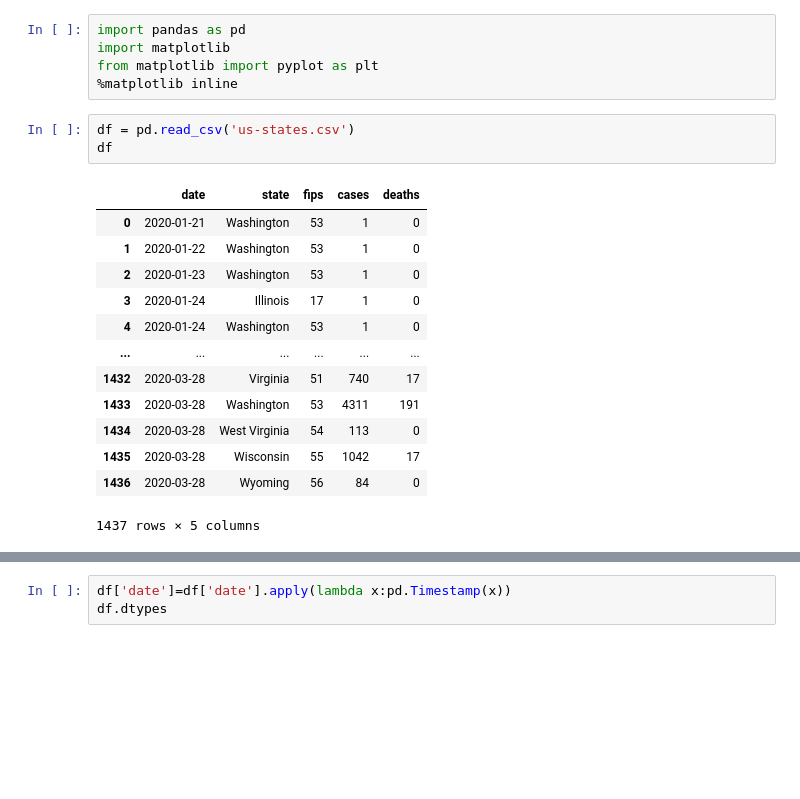
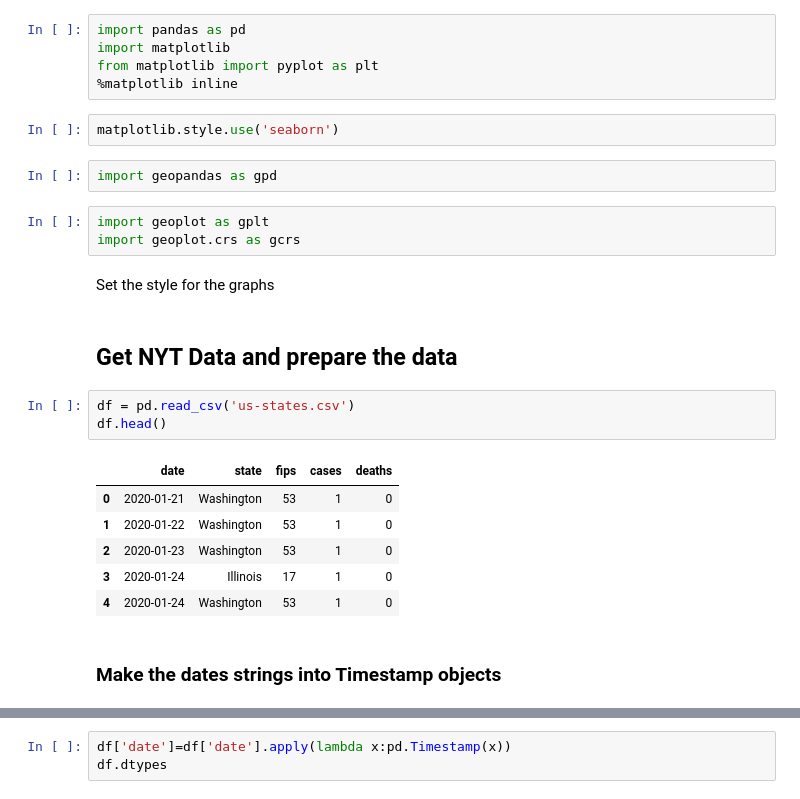
Before and after one commit to mtlberri/covid-19-data, a Jupyter notebook: covid-study.ipynb, the cells around one changed output, grey strips where cells are left out. Drawn from its saved outputs; the diff is of its cells as text; blank space fills up the shorter version.

```diff
--- a/covid-study.ipynb
+++ b/covid-study.ipynb
@@ -3,20 +5,26 @@ import pandas as pd
 import matplotlib
 from matplotlib import pyplot as plt
 %matplotlib inline
+# %%
+matplotlib.style.use('seaborn')
+# %%
+import geopandas as gpd
+# %%
+import geoplot as gplt
+import geoplot.crs as gcrs
+# %% [markdown]
+Set the style for the graphs
+# %% [markdown]
+## Get NYT Data and prepare the data
 # %%
 df = pd.read_csv('us-states.csv')
-df
+df.head()
 # %% [output]
 |  | date | state | fips | cases | deaths |
 | 0 | 2020-01-21 | Washington | 53 | 1 | 0 |
 | 1 | 2020-01-22 | Washington | 53 | 1 | 0 |
 | 2 | 2020-01-23 | Washington | 53 | 1 | 0 |
 | 3 | 2020-01-24 | Illinois | 17 | 1 | 0 |
 | 4 | 2020-01-24 | Washington | 53 | 1 | 0 |
-| ... | ... | ... | ... | ... | ... |
-| 1432 | 2020-03-28 | Virginia | 51 | 740 | 17 |
-| 1433 | 2020-03-28 | Washington | 53 | 4311 | 191 |
-| 1434 | 2020-03-28 | West Virginia | 54 | 113 | 0 |
-| 1435 | 2020-03-28 | Wisconsin | 55 | 1042 | 17 |
-| 1436 | 2020-03-28 | Wyoming | 56 | 84 | 0 |
-1437 rows × 5 columns
+# %% [markdown]
+### Make the dates strings into Timestamp objects
```
Also changed, not shown: parts of 26 cells of this notebook.
